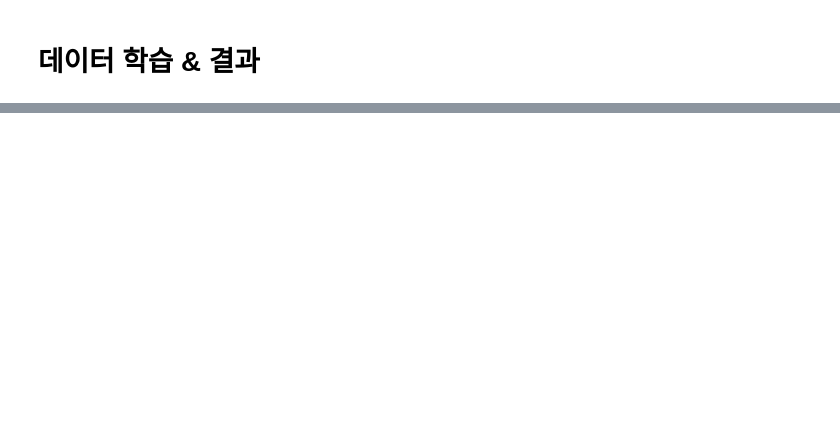
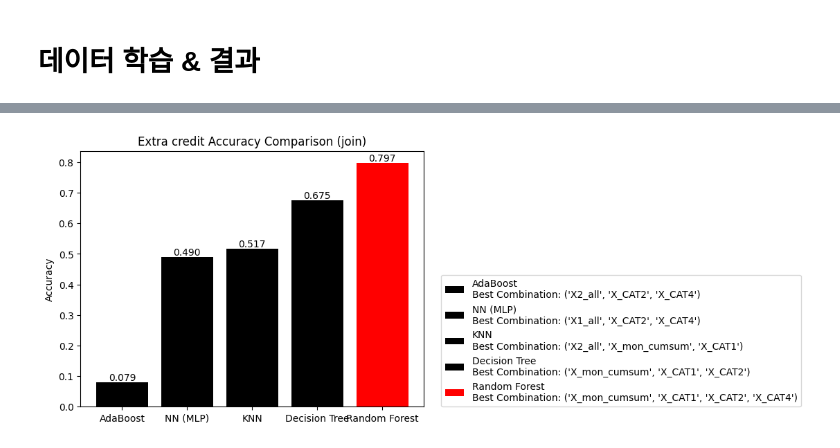
Before and after one commit to Running-Machine-ML23-2/Extra_credit, a Jupyter notebook: Extra_credit.ipynb, the cells around one changed output, grey strips where cells are left out. Cells and saved outputs as stored; diff of their text form; code cells hidden in the pictures; blank space fills up the shorter version.

```diff
--- a/Extra_credit.ipynb
+++ b/Extra_credit.ipynb
@@ -354,0 +293,35 @@ plt.show()
+# %%
+import matplotlib.pyplot as plt
+import numpy as np
+
+# Sort models by their best accuracy
+sorted_models = sorted(models.keys(), key=lambda x: max(all_results[x].values()), reverse=False)
+
+# Set colors
+colors = ['red' if model_name == sorted_models[4] else 'black' for model_name in sorted_models]
+
+# Plot the accuracies
+fig, ax = plt.subplots()
+bars = ax.bar(sorted_models, [all_results[model_name][max(all_results[model_name], key=all_results[model_name].get)] for model_name in sorted_models], color=colors)
+
+# Annotate the bars with accuracy values
+for bar, model_name in zip(bars, sorted_models):
+    accuracy = all_results[model_name][max(all_results[model_name], key=all_results[model_name].get)]
+    ax.text(bar.get_x() + bar.get_width() / 2, bar.get_height(), f'{accuracy:.3f}', ha='center', va='bottom')
+
+# Set colors for text and labels
+text_color = 'black'
+ax.set_ylabel("Accuracy", color=text_color)
+ax.set_title("Extra credit Accuracy Comparison (join)", color=text_color)
+
+
+# Add a legend
+legend_labels = [f"{model_name}\nBest Combination: {max(all_results[model_name], key=all_results[model_name].get)}" for model_name in sorted_models]
+ax.legend(bars, legend_labels, loc='lower right')
+
+# Move the legend to the right of the plot
+ax.legend(bars, legend_labels, bbox_to_anchor=(1.05, 0), loc='lower left', borderaxespad=0.)
+
+plt.show()
+# %% [output]
+[figure, added]
```
Also changed, not shown: parts of 10 cells of this notebook.
